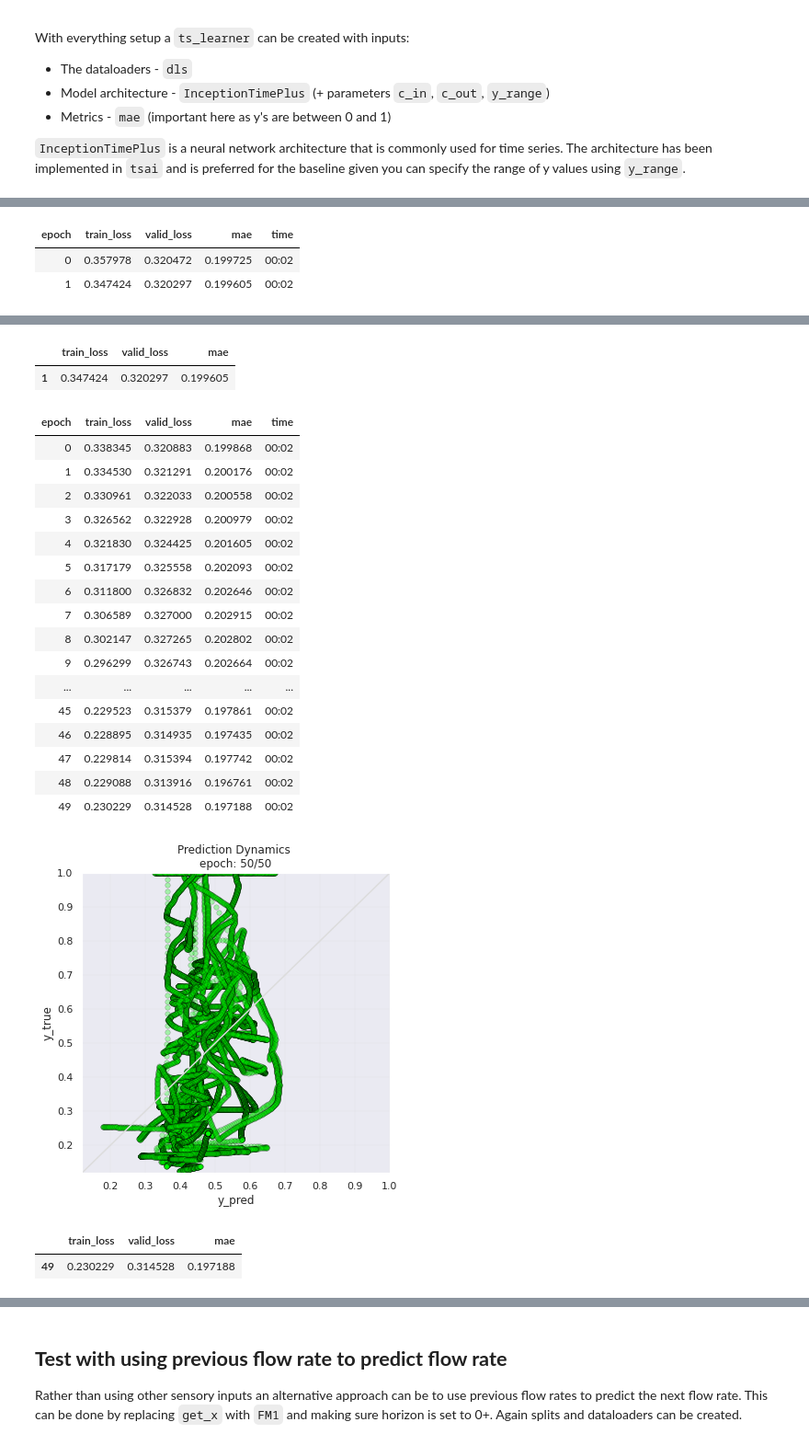
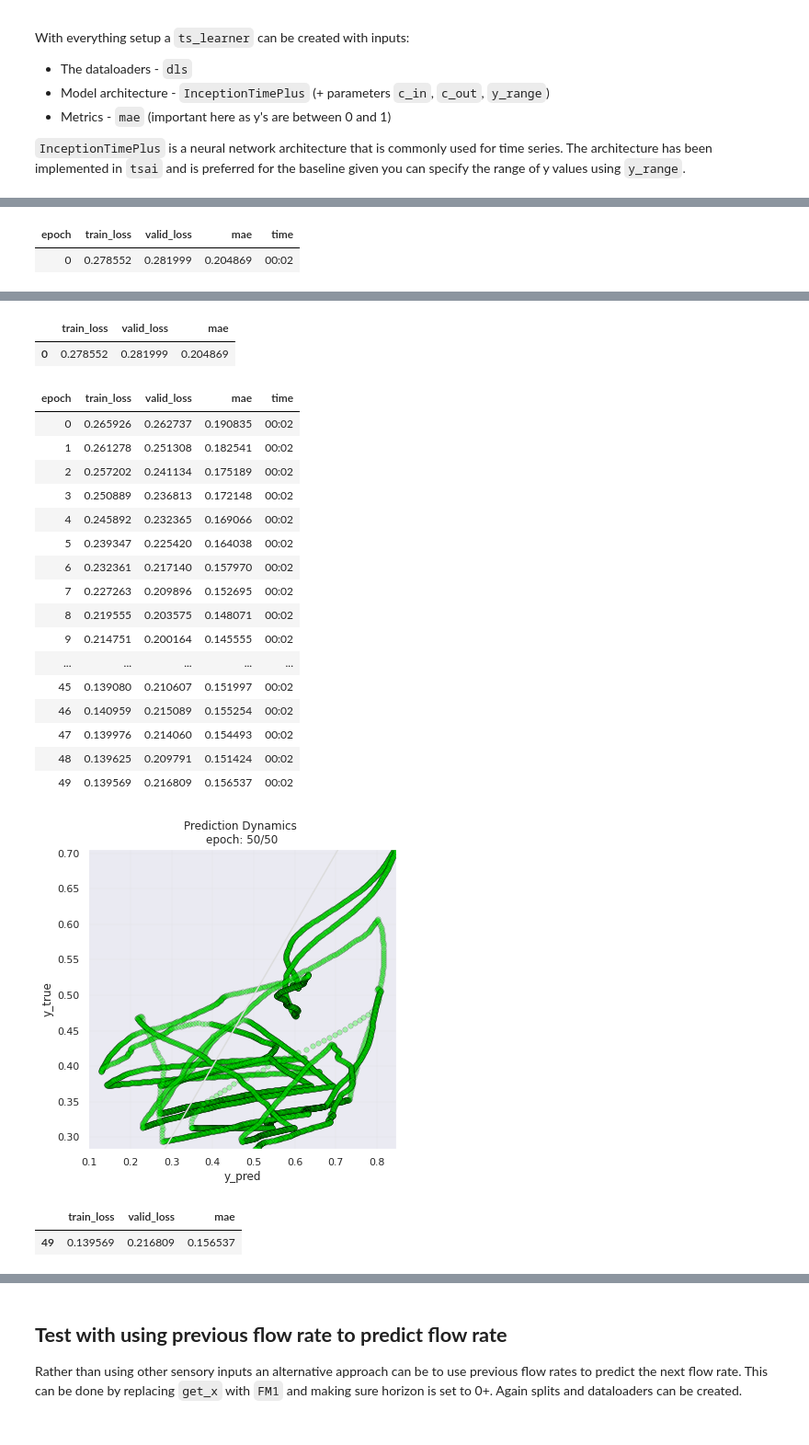
Before and after one commit to Lion-Mod/My-electrophoresis-sense-is-tingling, a Jupyter notebook: sensor_prediction.ipynb, the cells around one changed output, grey strips where cells are left out. Shown at 92% size. Cells and saved outputs as stored; diff of their text form; code cells hidden in the pictures.

Commit message:
Updated data, need to add ResidualDynamics.

```diff
--- a/sensor_prediction.ipynb
+++ b/sensor_prediction.ipynb
@@ -42,7 +42,7 @@ The data is from a electrophoresis painting plant that is 20 years old. The data
 
 The data has already been normalised hence very little preprocess is required.
 # %%
-manual = pd.read_csv("manual_30min_norm.csv") # Read in data
+manual = pd.read_csv("manual_inspection_2year.csv") # Read in data
 
 manual["TIME"] = pd.to_datetime(manual["TIME"], infer_datetime_format = True) # Make sure TIME is in datetime format
 # %%
@@ -152,6 +152,6 @@ After splitting the data, dataloaders can now be created. `TSForecasting` must b
 # %%
 tfms  = [None, TSForecasting()]
-dls = get_ts_dls(X, y, tfms = tfms, splits = splits, bs = 1024, shuffle_train = True, inplace = True)
+dls = get_ts_dls(X, y, tfms = tfms, splits = splits, bs = 256, shuffle_train = True, inplace = True)
 # %% [markdown]
 Check if the training and validation data is not/is being shuffled appropriately (it is).
 # %%
@@ -188,11 +188,10 @@ SuggestedLRs(lr_min=0.02089296132326126, lr_steep=0.00010964782268274575)
 # %%
 # Training loop
 # - Fit for 50 epochs
-# - Learning rate at 1e-4 (decreasing)
+# - Learning rate at 1e-4 (decreasing over time)
 # - Use PredictionDynamics callback to see the predicted vs truths after each epoch/at the end of training
 # - Add a tiny bit of weight decay to lessen overfitting
-learn.fine_tune(50, 1e-4, freeze_epochs = 2, cbs = PredictionDynamics, wd = 0.05)
+learn.fine_tune(50, 1e-4, cbs = PredictionDynamics, wd = 0.05)
 # %% [output]
 | epoch | train_loss | valid_loss | mae | time |
-| 0 | 0.357978 | 0.320472 | 0.199725 | 00:02 |
-| 1 | 0.347424 | 0.320297 | 0.199605 | 00:02 |
+| 0 | 0.278552 | 0.281999 | 0.204869 | 00:02 |
@@ -200,25 +199,25 @@ learn.fine_tune(50, 1e-4, freeze_epochs = 2, cbs = PredictionDynamics, wd = 0.05
 |  | train_loss | valid_loss | mae |
-| 1 | 0.347424 | 0.320297 | 0.199605 |
+| 0 | 0.278552 | 0.281999 | 0.204869 |
 | epoch | train_loss | valid_loss | mae | time |
-| 0 | 0.338345 | 0.320883 | 0.199868 | 00:02 |
-| 1 | 0.334530 | 0.321291 | 0.200176 | 00:02 |
-| 2 | 0.330961 | 0.322033 | 0.200558 | 00:02 |
-| 3 | 0.326562 | 0.322928 | 0.200979 | 00:02 |
-| 4 | 0.321830 | 0.324425 | 0.201605 | 00:02 |
-| 5 | 0.317179 | 0.325558 | 0.202093 | 00:02 |
-| 6 | 0.311800 | 0.326832 | 0.202646 | 00:02 |
-| 7 | 0.306589 | 0.327000 | 0.202915 | 00:02 |
-| 8 | 0.302147 | 0.327265 | 0.202802 | 00:02 |
-| 9 | 0.296299 | 0.326743 | 0.202664 | 00:02 |
+| 0 | 0.265926 | 0.262737 | 0.190835 | 00:02 |
+| 1 | 0.261278 | 0.251308 | 0.182541 | 00:02 |
+| 2 | 0.257202 | 0.241134 | 0.175189 | 00:02 |
+| 3 | 0.250889 | 0.236813 | 0.172148 | 00:02 |
+| 4 | 0.245892 | 0.232365 | 0.169066 | 00:02 |
+| 5 | 0.239347 | 0.225420 | 0.164038 | 00:02 |
+| 6 | 0.232361 | 0.217140 | 0.157970 | 00:02 |
+| 7 | 0.227263 | 0.209896 | 0.152695 | 00:02 |
+| 8 | 0.219555 | 0.203575 | 0.148071 | 00:02 |
+| 9 | 0.214751 | 0.200164 | 0.145555 | 00:02 |
 | ... | ... | ... | ... | ... |
-| 45 | 0.229523 | 0.315379 | 0.197861 | 00:02 |
-| 46 | 0.228895 | 0.314935 | 0.197435 | 00:02 |
-| 47 | 0.229814 | 0.315394 | 0.197742 | 00:02 |
-| 48 | 0.229088 | 0.313916 | 0.196761 | 00:02 |
-| 49 | 0.230229 | 0.314528 | 0.197188 | 00:02 |
+| 45 | 0.139080 | 0.210607 | 0.151997 | 00:02 |
+| 46 | 0.140959 | 0.215089 | 0.155254 | 00:02 |
+| 47 | 0.139976 | 0.214060 | 0.154493 | 00:02 |
+| 48 | 0.139625 | 0.209791 | 0.151424 | 00:02 |
+| 49 | 0.139569 | 0.216809 | 0.156537 | 00:02 |
-[figure, old version]
+[figure, new version]
 |  | train_loss | valid_loss | mae |
-| 49 | 0.230229 | 0.314528 | 0.197188 |
+| 49 | 0.139569 | 0.216809 | 0.156537 |
 # %%
 def get_residuals(learner, dls):
   # Get predictions and actuals of validation set
```
Also changed, not shown: parts of 19 cells of this notebook.
